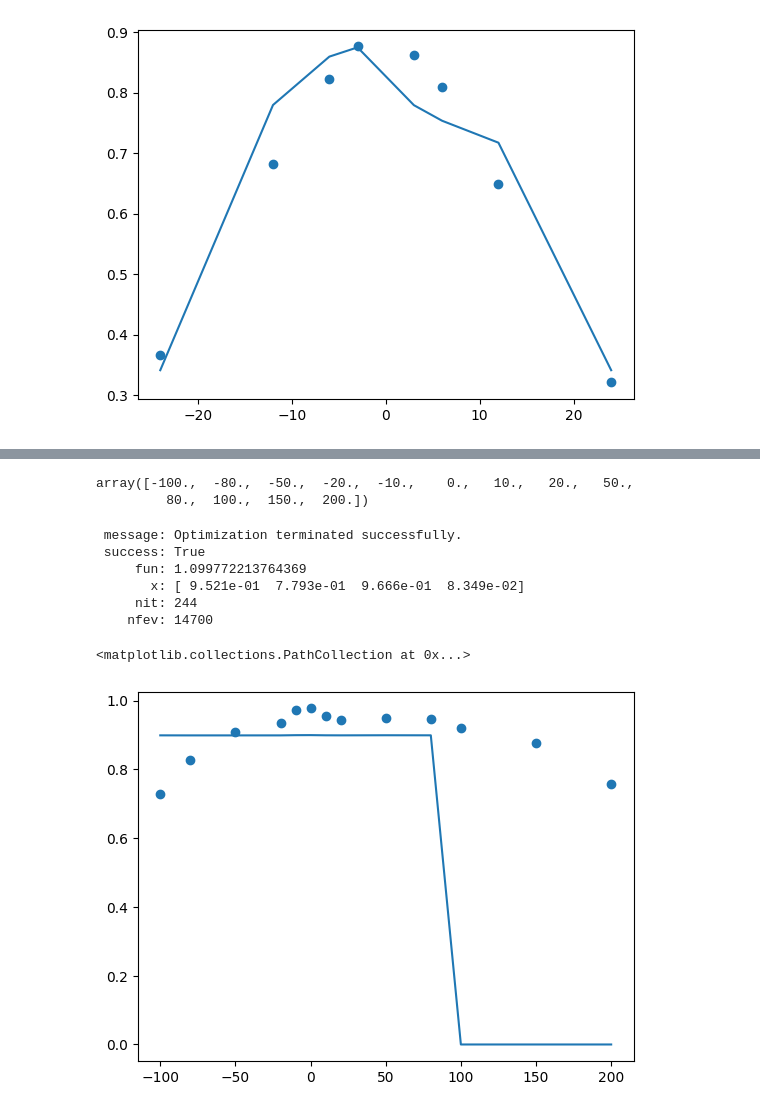
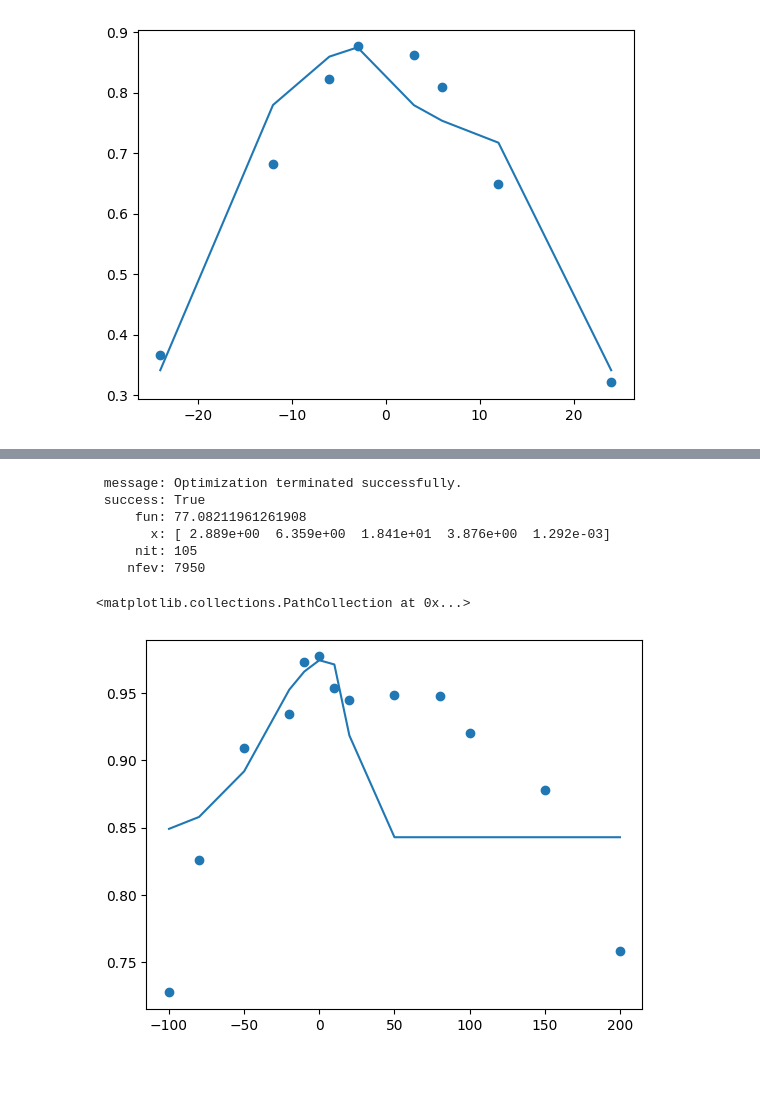
Before and after one commit to renatoparedes/NeuroMSI-Network, a Jupyter notebook: Fit.ipynb, the cells around one changed output, grey strips where cells are left out. Saved outputs shown, nothing was run; the diff lists cells and outputs as text; code cells hidden in the pictures; blank space fills up the shorter version.

Commit message:
Paredes fit attempt

```diff
--- a/Fit.ipynb
+++ b/Fit.ipynb
@@ -797,6 +797,7 @@ plt.scatter(dis, causes_data)
 [figure]
 # %%
 from skneuromsi.neural import Paredes2022
+from skneuromsi.sweep import ProcessingStrategyABC
 
 
 class CausesProcessingStrategy(ProcessingStrategyABC):
@@ -832,6 +833,8 @@ def temporal_paredes2022_causes_job(a_tau, v_tau, m_tau, ff_weight, cm_weight):
     )
 
     res = sp.run(
+        auditory_intensity=3,
+        visual_intensity=2.9,
         feedforward_weight=ff_weight,
         cross_modal_weight=cm_weight,
         noise=False,
@@ -862,7 +865,7 @@ def temporal_paredes2022_causes_cost(theta):
     return cost
 
 
-bounds = [(0.1, 75), (0.1, 75), (0.1, 75), (0.01, 100), (0.01, 25)]
+bounds = [(0.1, 75), (0.1, 75), (0.1, 75), (0.001, 100), (0.001, 0.12)]
 paredes2022_temporal_causes_fit_res = differential_evolution(
     temporal_paredes2022_causes_cost,
     bounds,
@@ -873,5 +876,5 @@ paredes2022_temporal_causes_fit_res = differential_evolution(
 )
 
 print(paredes2022_temporal_causes_fit_res)
-# np.save("Paredes_2022_temporal_fit_res_pars.npy", paredes2022_temporal_causes_fit_res)
+np.save("Paredes_2022_temporal_fit_res_pars.npy", paredes2022_temporal_causes_fit_res.x)
 # %% [output]
@@ -879,29 +898,24 @@ KeyboardInterrupt:
-# %%
-temporal_dis[6:-4]
-# %% [output]
-array([-100.,  -80.,  -50.,  -20.,  -10.,    0.,   10.,   20.,   50.,
-         80.,  100.,  150.,  200.])
 # %%
-print(paredes2022_causes_fit_res)
+print(paredes2022_temporal_causes_fit_res)
 # %% [output]
  message: Optimization terminated successfully.
  success: True
-     fun: 1.099772213764369
-       x: [ 9.521e-01  7.793e-01  9.666e-01  8.349e-02]
-     nit: 244
-    nfev: 14700
+     fun: 77.08211961261908
+       x: [ 2.889e+00  6.359e+00  1.841e+01  3.876e+00  1.292e-03]
+     nit: 105
+    nfev: 7950
 # %%
-paredes2022_causes_fit_res = np.load("Paredes_2022_temporal_fit_res_pars.npy")
+paredes2022_temporal_causes_fit_res = np.load("Paredes_2022_temporal_fit_res_pars.npy")
 temporal_paredes2022_model_causes_fit = temporal_paredes2022_causes_job(
-    paredes2022_causes_fit_res[0],
-    paredes2022_causes_fit_res[1],
-    paredes2022_causes_fit_res[2],
-    paredes2022_causes_fit_res[3],
-    paredes2022_causes_fit_res[4],
+    paredes2022_temporal_causes_fit_res[0],
+    paredes2022_temporal_causes_fit_res[1],
+    paredes2022_temporal_causes_fit_res[2],
+    paredes2022_temporal_causes_fit_res[3],
+    paredes2022_temporal_causes_fit_res[4],
 )
 
 plt.plot(temporal_dis[6:-4], temporal_paredes2022_model_causes_fit)
 plt.scatter(temporal_dis[6:-4], temporal_causes_data_short)
 # %% [output]
 <matplotlib.collections.PathCollection at 0x...>
-[figure, old version]
+[figure, new version]
```
Also changed, not shown: parts of 4 cells of this notebook, 1 other file.
